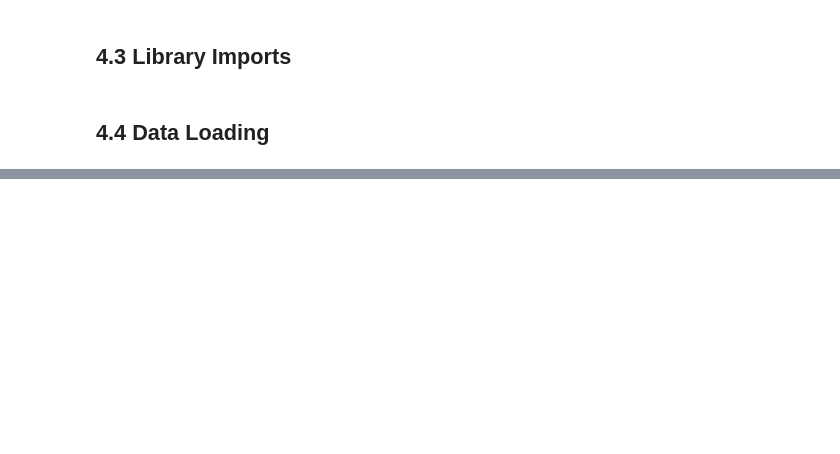
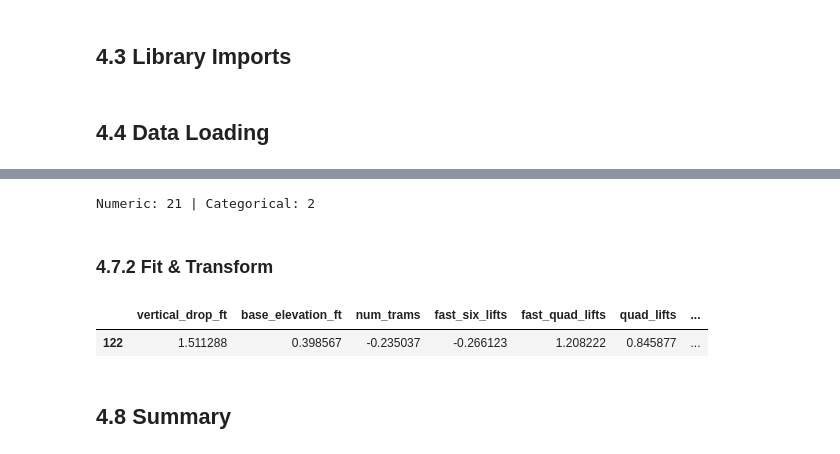
Before and after one commit to dallenwill/ski_pricing_strategy, a Jupyter notebook: notebooks/project_04_feature_engineering.ipynb, the cells around one changed output, grey strips where cells are left out. Cells and saved outputs as stored; diff of their text form; code cells hidden in the pictures; blank space fills up the shorter version.

```diff
--- a/notebooks/project_04_feature_engineering.ipynb
+++ b/notebooks/project_04_feature_engineering.ipynb
@@ -192,0 +272,58 @@ print(f"✅ Preprocess pipeline saved -> {pipeline_path}")
+# %%
+# Build a leak-safe preprocessing pipeline:
+# - Numeric: standardize
+# - Categorical: one-hot encode
+cat_cols = X_train.select_dtypes(include=["object","category"]).columns.tolist()
+num_cols = X_train.select_dtypes(include=[np.number]).columns.tolist()
+
+numeric_pipe = Pipeline([
+    ("scale", StandardScaler())
+])
+
+categorical_pipe = Pipeline([
+    ("onehot", OneHotEncoder(handle_unknown="ignore", sparse_output=False))
+])
+
+preprocessor = ColumnTransformer([
+    ("num", numeric_pipe, num_cols),
+    ("cat", categorical_pipe, cat_cols),
+], remainder="drop")
+
+print("Numeric:", len(num_cols), "| Categorical:", len(cat_cols))
+# %% [output]
+Numeric: 21 | Categorical: 2
+# %% [markdown]
+### 4.7.2 Fit & Transform <a id='4.7.2_Fit_&_Transform'></a>
+# %%
+# Fit on TRAIN only (learn medians, means/stds, category levels)
+preprocessor.fit(X_train)
+
+# Apply the learned transforms consistently to each split
+X_train_tf = preprocessor.transform(X_train)
+X_val_tf   = preprocessor.transform(X_val)
+X_tgt_tf   = preprocessor.transform(X_target)
+
+# Build feature_names in the same order ColumnTransformer outputs: [num... then OHE(cat...)]
+ohe = preprocessor.named_transformers_["cat"].named_steps["onehot"]
+feature_names = list(num_cols) + ohe.get_feature_names_out(cat_cols).tolist()
+# %%
+# Verify each dataset before saving for training
+X_train_tf_df = pd.DataFrame(X_train_tf, columns=feature_names, index=X_train.index)
+X_val_tf_df   = pd.DataFrame(X_val_tf,   columns=feature_names, index=X_val.index)
+X_tgt_tf_df   = pd.DataFrame(X_tgt_tf,   columns=feature_names, index=X_target.index)
+
+# 1) No NaNs
+assert not np.isnan(X_train_tf).any()
+assert not np.isnan(X_val_tf).any()
+assert not np.isnan(X_tgt_tf).any()
+
+# 2) Column alignment
+assert X_train_tf_df.columns.tolist() == X_val_tf_df.columns.tolist() == X_tgt_tf_df.columns.tolist()
+
+# 3) Quick peek
+display(X_tgt_tf_df.head(1))
+# %% [output]
+|  | vertical_drop_ft | base_elevation_ft | num_trams | fast_six_lifts | fast_quad_lifts | quad_lifts | ... |
+| 122 | 1.511288 | 0.398567 | -0.235037 | -0.266123 | 1.208222 | 0.845877 | ... |
+# %% [markdown]
+## 4.8 Summary <a id='4.8_Summary'></a>
```
Also changed, not shown: parts of 42 cells of this notebook, 10 other files.
